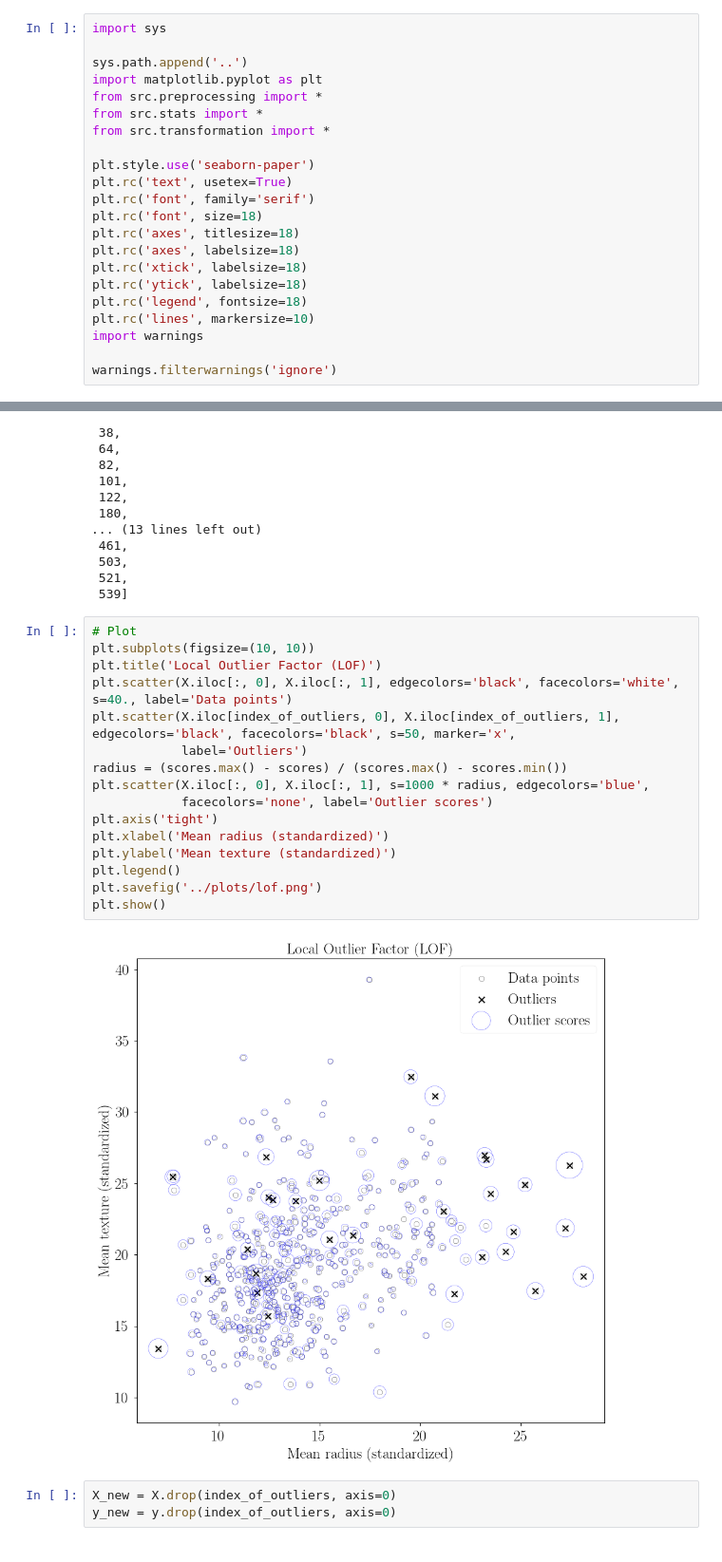
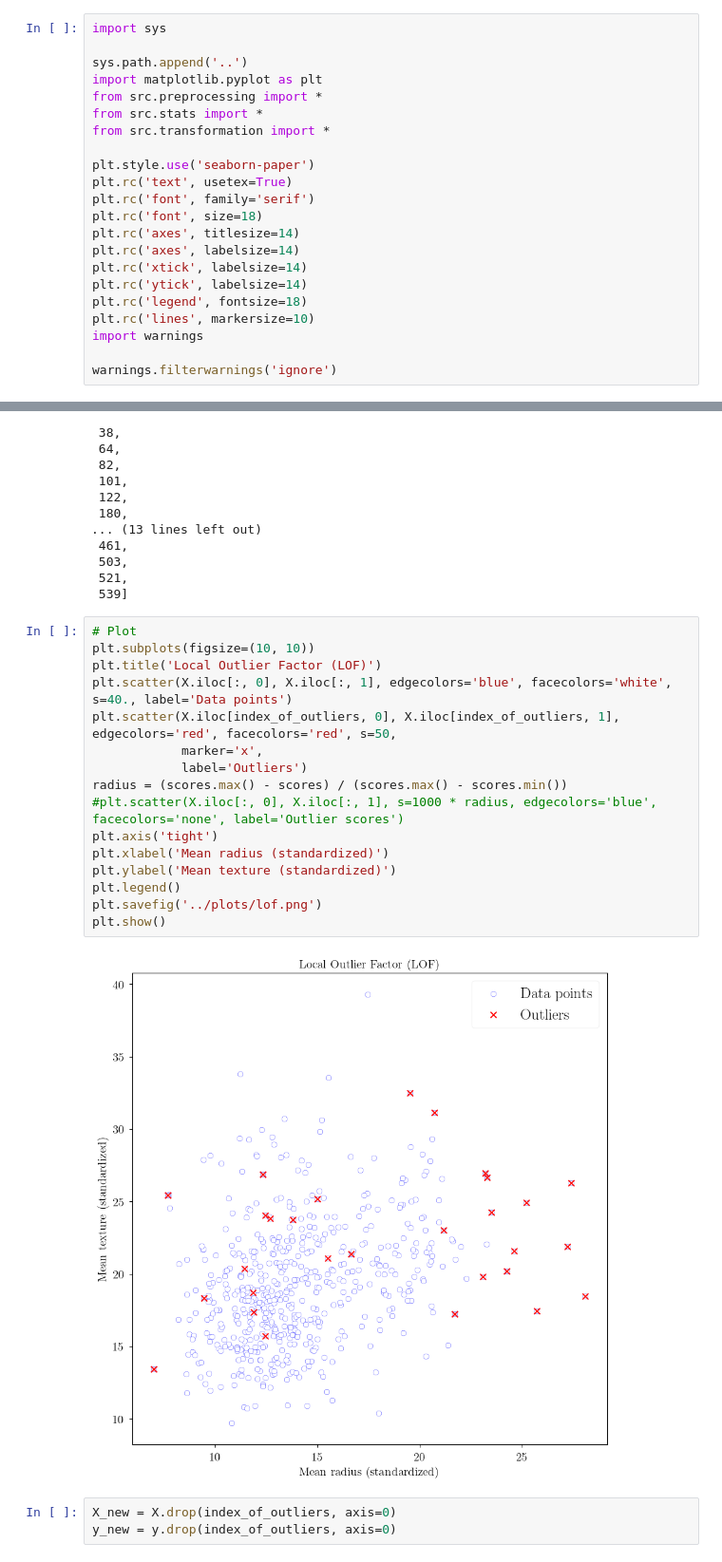
Before and after one commit to qlinhta/BreastCancerDiagnostic, a Jupyter notebook: Notebooks/data_preprocessing.ipynb, the cells around one changed output, grey strips where cells are left out. Shown at 95% size. Cells and saved outputs as stored; diff of their text form.

Commit message:
Update :: Modification @ Recode outliers detection

```diff
--- a/Notebooks/data_preprocessing.ipynb
+++ b/Notebooks/data_preprocessing.ipynb
@@ -11,10 +11,10 @@ plt.style.use('seaborn-paper')
 plt.rc('text', usetex=True)
 plt.rc('font', family='serif')
 plt.rc('font', size=18)
-plt.rc('axes', titlesize=18)
-plt.rc('axes', labelsize=18)
-plt.rc('xtick', labelsize=18)
-plt.rc('ytick', labelsize=18)
+plt.rc('axes', titlesize=14)
+plt.rc('axes', labelsize=14)
+plt.rc('xtick', labelsize=14)
+plt.rc('ytick', labelsize=14)
 plt.rc('legend', fontsize=18)
 plt.rc('lines', markersize=10)
 import warnings
@@ -63,21 +63,21 @@ index_of_outliers
 # %%
 # Plot
 plt.subplots(figsize=(10, 10))
 plt.title('Local Outlier Factor (LOF)')
-plt.scatter(X.iloc[:, 0], X.iloc[:, 1], edgecolors='black', facecolors='white', s=40., label='Data points')
-plt.scatter(X.iloc[index_of_outliers, 0], X.iloc[index_of_outliers, 1], edgecolors='black', facecolors='black', s=50, marker='x',
+plt.scatter(X.iloc[:, 0], X.iloc[:, 1], edgecolors='blue', facecolors='white', s=40., label='Data points')
+plt.scatter(X.iloc[index_of_outliers, 0], X.iloc[index_of_outliers, 1], edgecolors='red', facecolors='red', s=50,
+            marker='x',
             label='Outliers')
 radius = (scores.max() - scores) / (scores.max() - scores.min())
-plt.scatter(X.iloc[:, 0], X.iloc[:, 1], s=1000 * radius, edgecolors='blue',
-            facecolors='none', label='Outlier scores')
+#plt.scatter(X.iloc[:, 0], X.iloc[:, 1], s=1000 * radius, edgecolors='blue', facecolors='none', label='Outlier scores')
 plt.axis('tight')
 plt.xlabel('Mean radius (standardized)')
 plt.ylabel('Mean texture (standardized)')
 plt.legend()
 plt.savefig('../plots/lof.png')
 plt.show()
 # %% [output]
-[figure, old version]
+[figure, new version]
 # %%
 X_new = X.drop(index_of_outliers, axis=0)
 y_new = y.drop(index_of_outliers, axis=0)
```
Also changed, not shown: parts of 3 cells of this notebook, 4 other files.
